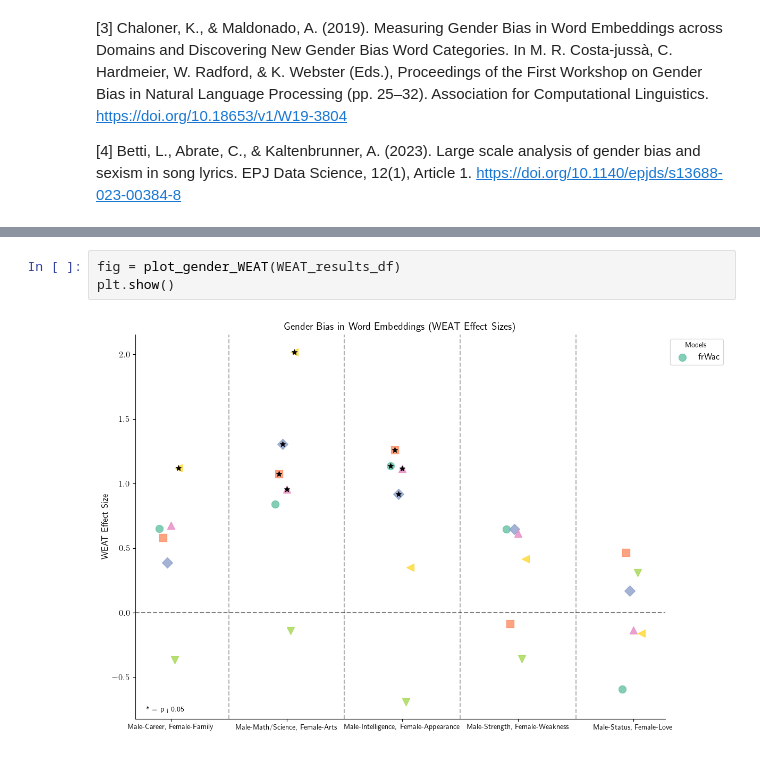
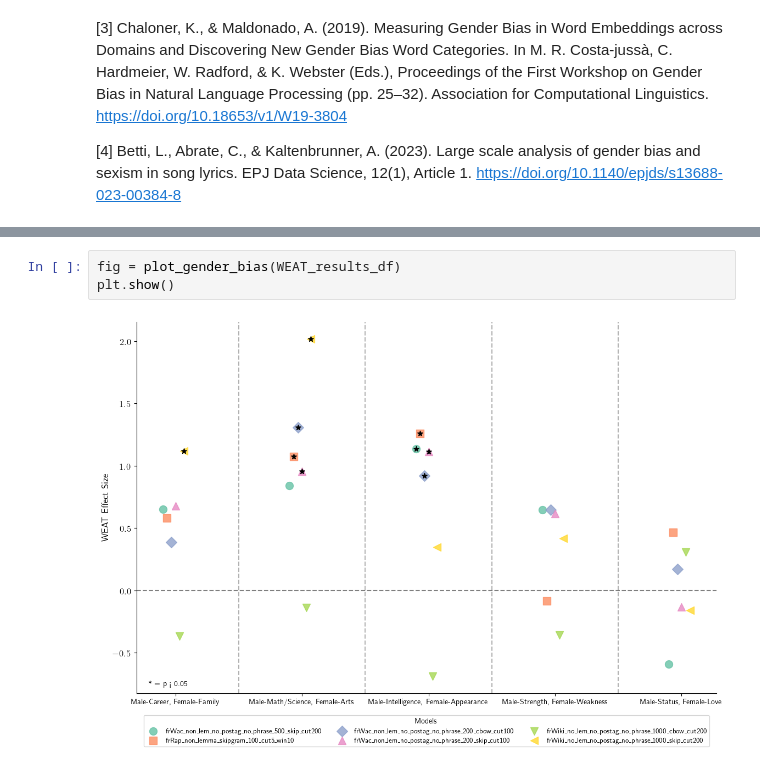
Before and after one commit to MatteoLarrode/NLP-SexismRapFr, a Jupyter notebook: NLP-SexismRapFr.ipynb, the cells around one changed output, grey strips where cells are left out. Drawn from its saved outputs; the diff is of its cells as text.

Commit message:
finished visualisation of weat

```diff
--- a/NLP-SexismRapFr.ipynb
+++ b/NLP-SexismRapFr.ipynb
@@ -537,7 +537,7 @@ display(Markdown(gender_bias_results_md))
 | frWiki_no_lem_no_postag_no_phrase_1000_cbow_cut200 | ES=-0.365, p=0.732    | ES=-0.137, p=0.595    | ES=-0.689, p=0.940        | ES=-0.359, p=0.787  | ES=0.310, p=0.246  |
 | frWiki_no_lem_no_postag_no_phrase_1000_skip_cut200 | **ES=1.120, p=0.020** | **ES=2.018, p=0.001** | ES=0.349, p=0.198         | ES=0.416, p=0.195   | ES=-0.159, p=0.652 |
 # %%
-fig = plot_gender_WEAT(WEAT_results_df)
+fig = plot_gender_bias(WEAT_results_df)
 plt.show()
 # %% [output]
-[figure, old version]
+[figure, new version]
```
Also changed, not shown: 1 other file.
